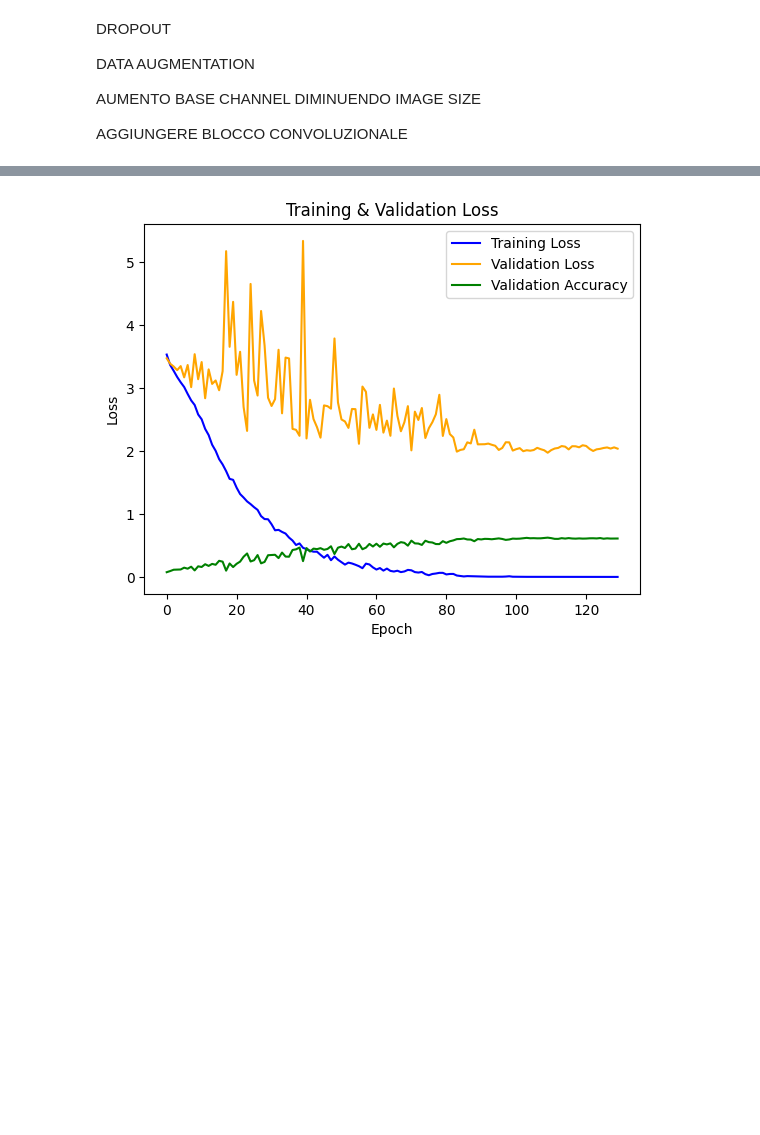
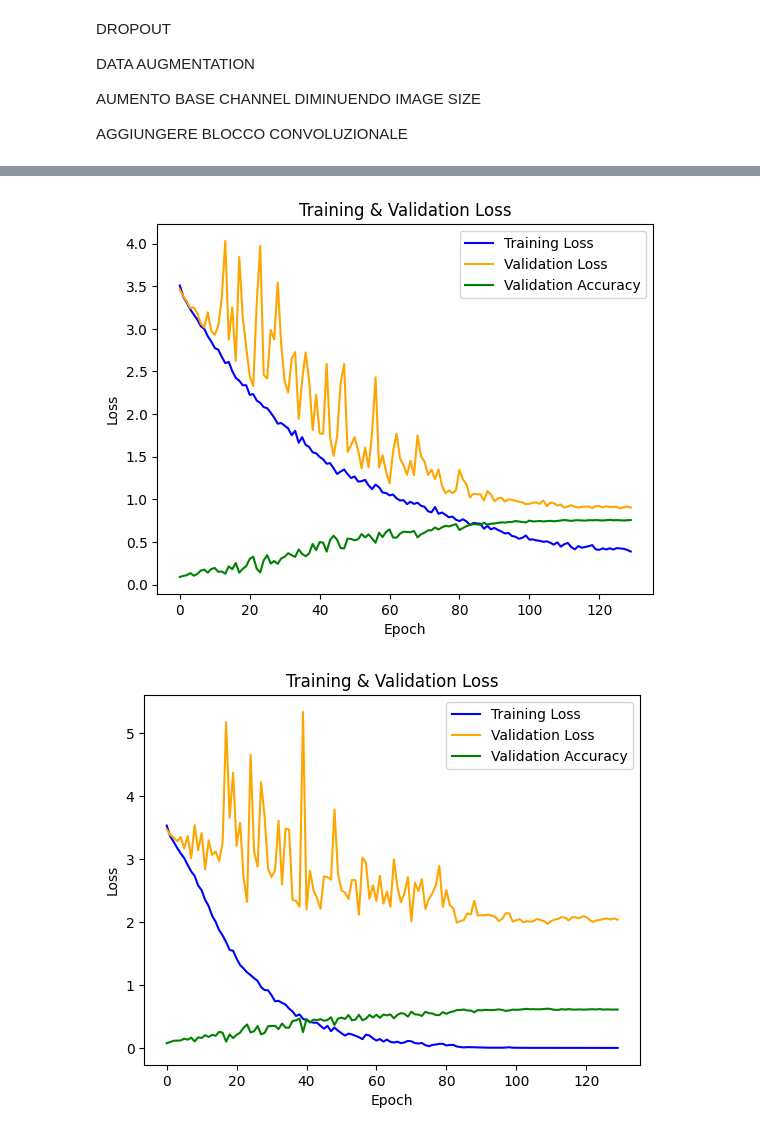
Before and after one commit to damat-fla/image-processing-and-computer-vision, a Jupyter notebook: assignment2/solution 1 (2).ipynb, the cells around one changed output, grey strips where cells are left out. Drawn from its saved outputs; the diff is of its cells as text; code cells hidden in the pictures; blank space fills up the shorter version.

Commit message:
Random resize crop

```diff
--- a/assignment2/solution 1 (2).ipynb
+++ b/assignment2/solution 1 (2).ipynb
@@ -239,7 +234,11 @@ class TripleConvModel(Module):
         x = self.fc2(x)
         return x
 # %%
-image_size = 224  # Dimensione dell'immagine (128x128)
+train_size = cfg["train_size"]
+test_size = cfg["test_size"]
+crop_size = cfg["crop_size"]
+mean = cfg["mean"]
+std = cfg["std"]
 
 
 '''train_tfms = transforms.Compose([
@@ -257,18 +256,18 @@ image_size = 224  # Dimensione dell'immagine (128x128)
 
 
 train_tfms = transforms.Compose([
-    transforms.Resize((cfg["train_size"], cfg["train_size"])),
+    transforms.RandomResizedCrop(crop_size),
     transforms.RandomHorizontalFlip(p=0.5),
     transforms.ToTensor(),
-    transforms.Normalize(mean=cfg["mean"], std=cfg["std"]),
+    transforms.Normalize(mean=mean, std=std),
 ])
 
 # Val/Test: niente augmentation pesante
 test_tfms = transforms.Compose([
-    transforms.Resize(cfg["test_size"]),
-    transforms.CenterCrop(cfg["crop_size"]),
+    transforms.Resize(test_size),
+    transforms.CenterCrop(crop_size),
     transforms.ToTensor(),
-    transforms.Normalize(mean=cfg["mean"], std=cfg["std"])
+    transforms.Normalize(mean=mean, std=std)
 ])
 
 
@@ -331,11 +310,12 @@ AUMENTO BASE CHANNEL DIMINUENDO IMAGE SIZE
 AGGIUNGERE BLOCCO CONVOLUZIONALE
 # %%
 num_classes = train.get_num_classes()
-epochs = 130
-base_channels = 32
-model_name = "try_add_block_MAX_POOLING"
-save_freq = 15
-save_best = True
+epochs = cfg["num_epochs"]
+base_channels = cfg["base_channels"]
+model_name = cfg["model_name"]
+max_lr = cfg["max_lr"]
+wd = cfg["wd"]
+save_freq = cfg["save_freq"]
 
 device = get_device()
 print(f"Using device: {device}")
@@ -346,8 +326,8 @@ total_params = sum(p.numel() for p in model.parameters())
 print(f"Numero totale di parametri: {total_params}")
 
 criterion = cross_entropy
-optimizer = AdamW(model.parameters(), weight_decay=1e-4)
-lr_scheduler = OneCycleLR(optimizer, max_lr=0.0015, steps_per_epoch=len(train_loader), epochs=epochs)
+optimizer = AdamW(model.parameters(), weight_decay=wd)
+lr_scheduler = OneCycleLR(optimizer, max_lr=max_lr, steps_per_epoch=len(train_loader), epochs=epochs)
 
 losses = []
 val_losses = []
@@ -377,7 +357,7 @@ for epoch in range(epochs):
     losses.append(epoch_loss)
     print(f"Epoch {epoch + 1}/{epochs}, Loss: {epoch_loss:.6f}")
 
-    save_model(model, f"./checkpoints/{model_name}", epoch=epoch, best=False,epoch_freq=save_freq)
+    save_model(model, f"./checkpoints/{model_name}", epoch=epoch, best=False, epoch_freq=save_freq)
 
     # Validation
     model.eval()
@@ -407,7 +387,7 @@ for epoch in range(epochs):
     val_accuracies.append(val_accuracy)
     print(f"Validation Accuracy: {val_accuracy:.6f}")
 
-    if save_best and val_loss <= min(val_losses, default=float('inf')):
+    if val_loss <= min(val_losses, default=float('inf')):
         save_model(model, f"./checkpoints/{model_name}", epoch=epoch, best=True, epoch_freq=0)
 # %% [output]
 Using device: cuda
@@ -445,4 +425,16 @@ Saving best model at epoch 5 to ./checkpoints/try_add_block_MAX_POOLING
 ... (88 outputs left out)
+# %%
+plt.plot(range(len(losses)), losses, label='Training Loss', color='blue')
+plt.plot(range(len(val_losses)), val_losses, label='Validation Loss', color='orange')
+plt.plot(range(len(val_accuracies)), val_accuracies, label='Validation Accuracy', color='green')
+
+plt.xlabel('Epoch')
+plt.ylabel('Loss')
+plt.title('Training & Validation Loss')
+plt.legend()
+plt.show()
+# %% [output]
+[figure, added]
 # %%
 plt.plot(range(len(losses)), losses, label='Training Loss', color='blue')
 plt.plot(range(len(val_losses)), val_losses, label='Validation Loss', color='orange')
```
Also changed, not shown: parts of 7 cells of this notebook.
